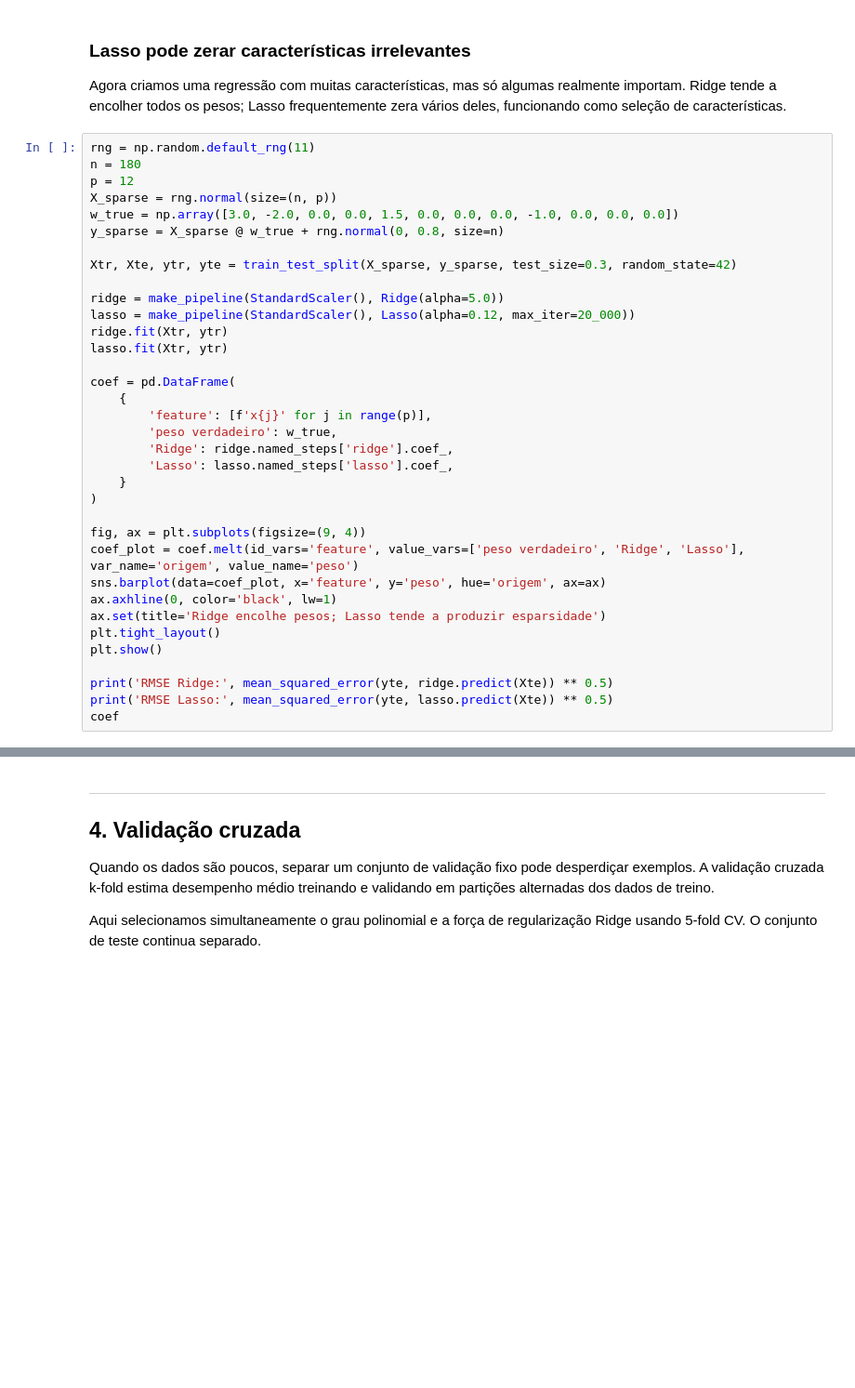
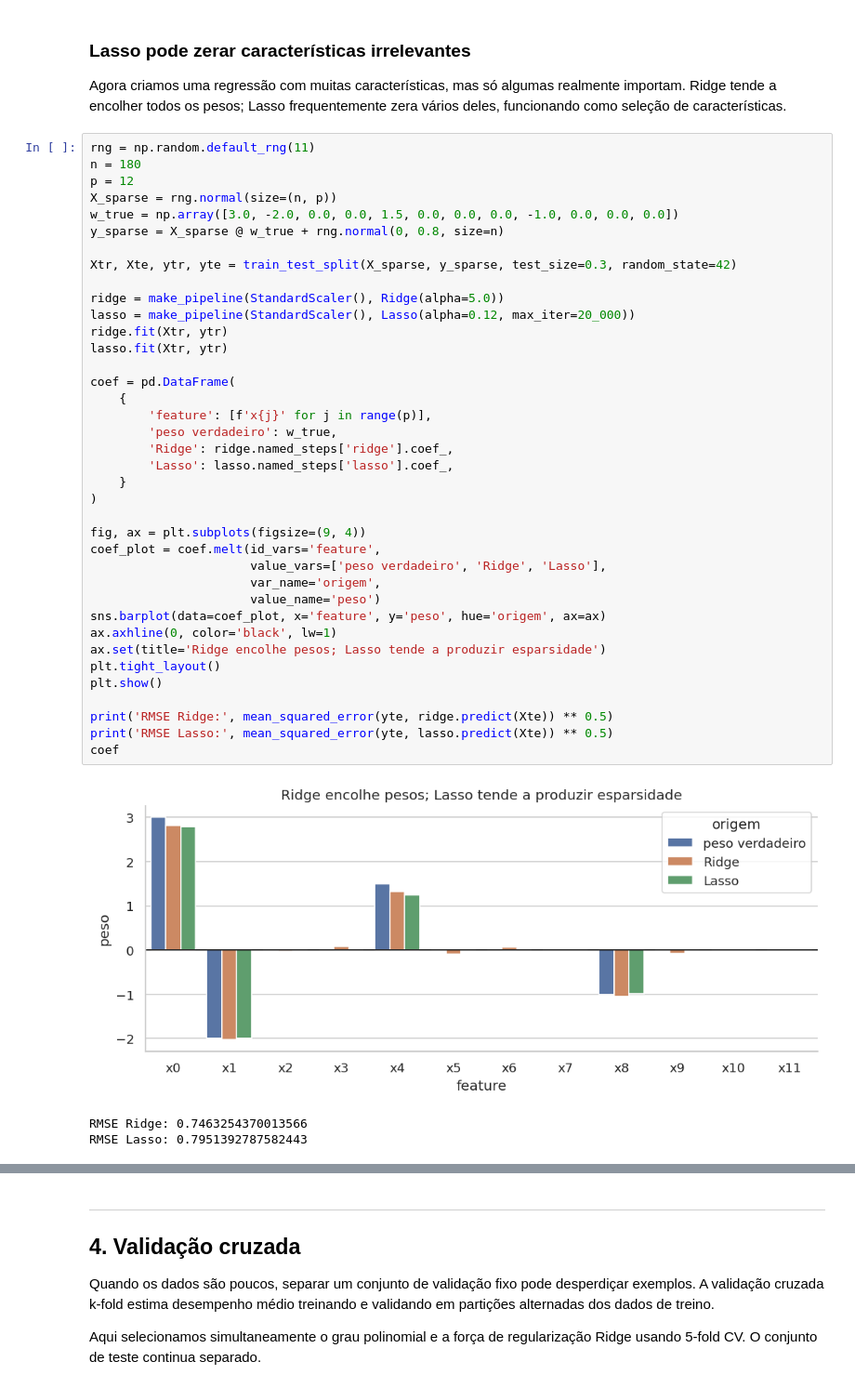
Before and after one commit to AILAB-CEFET-RJ/gcc1734, a Jupyter notebook: src/am/02_am_secao_4_vies_variancia_regularizacao.ipynb, the cells around one changed output, grey strips where cells are left out. Shown at 93% size. Drawn from its saved outputs; the diff is of its cells as text; blank space fills up the shorter version.

```diff
--- a/src/am/02_am_secao_4_vies_variancia_regularizacao.ipynb
+++ b/src/am/02_am_secao_4_vies_variancia_regularizacao.ipynb
@@ -318,31 +367,38 @@ p = 12
 X_sparse = rng.normal(size=(n, p))
 w_true = np.array([3.0, -2.0, 0.0, 0.0, 1.5, 0.0, 0.0, 0.0, -1.0, 0.0, 0.0, 0.0])
 y_sparse = X_sparse @ w_true + rng.normal(0, 0.8, size=n)
 
 Xtr, Xte, ytr, yte = train_test_split(X_sparse, y_sparse, test_size=0.3, random_state=42)
 
 ridge = make_pipeline(StandardScaler(), Ridge(alpha=5.0))
 lasso = make_pipeline(StandardScaler(), Lasso(alpha=0.12, max_iter=20_000))
 ridge.fit(Xtr, ytr)
 lasso.fit(Xtr, ytr)
 
 coef = pd.DataFrame(
     {
         'feature': [f'x{j}' for j in range(p)],
         'peso verdadeiro': w_true,
         'Ridge': ridge.named_steps['ridge'].coef_,
         'Lasso': lasso.named_steps['lasso'].coef_,
     }
 )
 
 fig, ax = plt.subplots(figsize=(9, 4))
-coef_plot = coef.melt(id_vars='feature', value_vars=['peso verdadeiro', 'Ridge', 'Lasso'], var_name='origem', value_name='peso')
+coef_plot = coef.melt(id_vars='feature',
+                      value_vars=['peso verdadeiro', 'Ridge', 'Lasso'],
+                      var_name='origem',
+                      value_name='peso')
 sns.barplot(data=coef_plot, x='feature', y='peso', hue='origem', ax=ax)
 ax.axhline(0, color='black', lw=1)
 ax.set(title='Ridge encolhe pesos; Lasso tende a produzir esparsidade')
 plt.tight_layout()
 plt.show()
 
 print('RMSE Ridge:', mean_squared_error(yte, ridge.predict(Xte)) ** 0.5)
 print('RMSE Lasso:', mean_squared_error(yte, lasso.predict(Xte)) ** 0.5)
 coef
+# %% [output]
+[figure, added]
+RMSE Ridge: 0.7463254370013566
+RMSE Lasso: 0.7951392787582443
```
Also changed, not shown: parts of 16 cells of this notebook, 11 other files.
